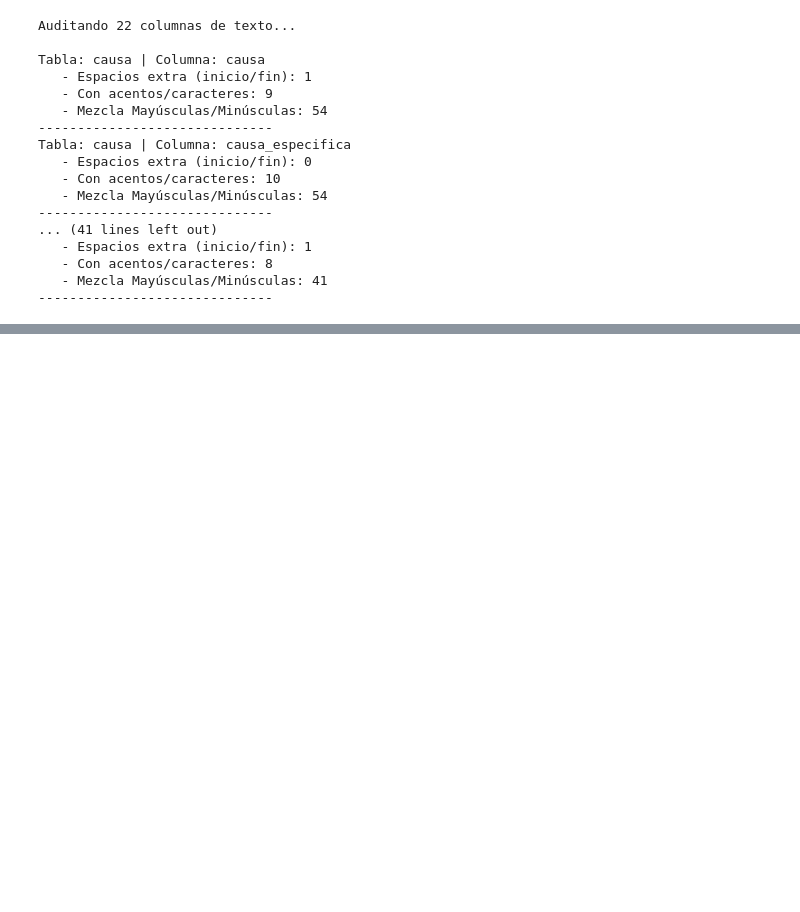
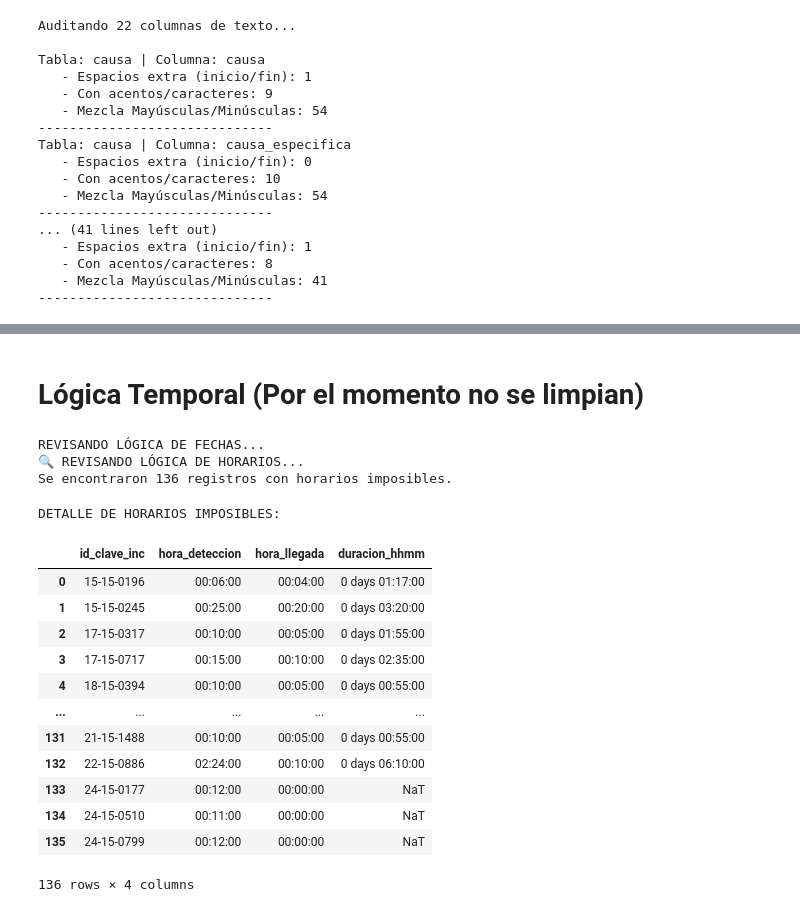
Before and after one commit to SauG25/Incendios-Forestales-, a Jupyter notebook: 03_LimpiezaDeDatos/02_Exploracion.ipynb, the cells around one changed output, grey strips where cells are left out. Drawn from its saved outputs; the diff is of its cells as text; code cells hidden in the pictures; blank space fills up the shorter version.

```diff
--- a/03_LimpiezaDeDatos/02_Exploracion.ipynb
+++ b/03_LimpiezaDeDatos/02_Exploracion.ipynb
@@ -78,0 +249,38 @@ Municipios con múltiples representaciones textuales:
+# %% [markdown]
+# Lógica Temporal (Por el momento no se limpian)
+# %%
+import pandas as pd
+
+# 1. ¿Hay incendios que terminan antes de empezar?
+# Comparamos fecha_inicio (tabla incendios) vs fecha_termino (tabla operaciones)
+print("REVISANDO LÓGICA DE FECHAS...")
+query_fechas = """
+    SELECT i.id_clave_inc, i.fecha_inicio, o.fecha_termino
+    FROM main.incendios i
+    JOIN main.operaciones o ON i.id_clave_inc = o.id_clave_inc
+    WHERE o.fecha_termino < i.fecha_inicio
+"""
+df_fechas_locas = con.execute(query_fechas).df()
+
+# 2. ¿Hay brigadas que llegan antes de detectar el incendio?
+# Comparamos hora_deteccion vs hora_llegada (en el mismo día)
+print("🔍 REVISANDO LÓGICA DE HORARIOS...")
+query_horas = """
+    SELECT id_clave_inc, hora_deteccion, hora_llegada
+    FROM main.operaciones
+    WHERE hora_llegada < hora_deteccion
+"""
+df_horas_locas = con.execute(query_horas).df()
+
+# Reporte de resultados
+if df_fechas_locas.empty and df_horas_locas.empty:
+    print("\n¡Cronología perfecta! Todo ocurre en el orden correcto.")
+else:
+    if not df_fechas_locas.empty:
+        print(f"Se encontraron {len(df_fechas_locas)} registros con fechas invertidas.")
+    if not df_horas_locas.empty:
+        print(f"Se encontraron {len(df_horas_locas)} registros con horarios imposibles.")
+# %% [output]
+REVISANDO LÓGICA DE FECHAS...
+🔍 REVISANDO LÓGICA DE HORARIOS...
+Se encontraron 136 registros con horarios imposibles.
@@ -78,0 +300,24 @@ Municipios con múltiples representaciones textuales:
+# %%
+if not df_horas_locas.empty:
+    print("\nDETALLE DE HORARIOS IMPOSIBLES:")
+    detalle_horas = con.execute("""
+        SELECT id_clave_inc, hora_deteccion, hora_llegada, duracion_hhmm
+        FROM main.operaciones
+        WHERE hora_llegada < hora_deteccion
+    """).df()
+    display(detalle_horas)
+# %% [output]
+DETALLE DE HORARIOS IMPOSIBLES:
+|  | id_clave_inc | hora_deteccion | hora_llegada | duracion_hhmm |
+| 0 | 15-15-0196 | 00:06:00 | 00:04:00 | 0 days 01:17:00 |
+| 1 | 15-15-0245 | 00:25:00 | 00:20:00 | 0 days 03:20:00 |
+| 2 | 17-15-0317 | 00:10:00 | 00:05:00 | 0 days 01:55:00 |
+| 3 | 17-15-0717 | 00:15:00 | 00:10:00 | 0 days 02:35:00 |
+| 4 | 18-15-0394 | 00:10:00 | 00:05:00 | 0 days 00:55:00 |
+| ... | ... | ... | ... | ... |
+| 131 | 21-15-1488 | 00:10:00 | 00:05:00 | 0 days 00:55:00 |
+| 132 | 22-15-0886 | 02:24:00 | 00:10:00 | 0 days 06:10:00 |
+| 133 | 24-15-0177 | 00:12:00 | 00:00:00 | NaT |
+| 134 | 24-15-0510 | 00:11:00 | 00:00:00 | NaT |
+| 135 | 24-15-0799 | 00:12:00 | 00:00:00 | NaT |
+136 rows × 4 columns
```
Also changed, not shown: parts of 17 cells of this notebook, 4 other files.
